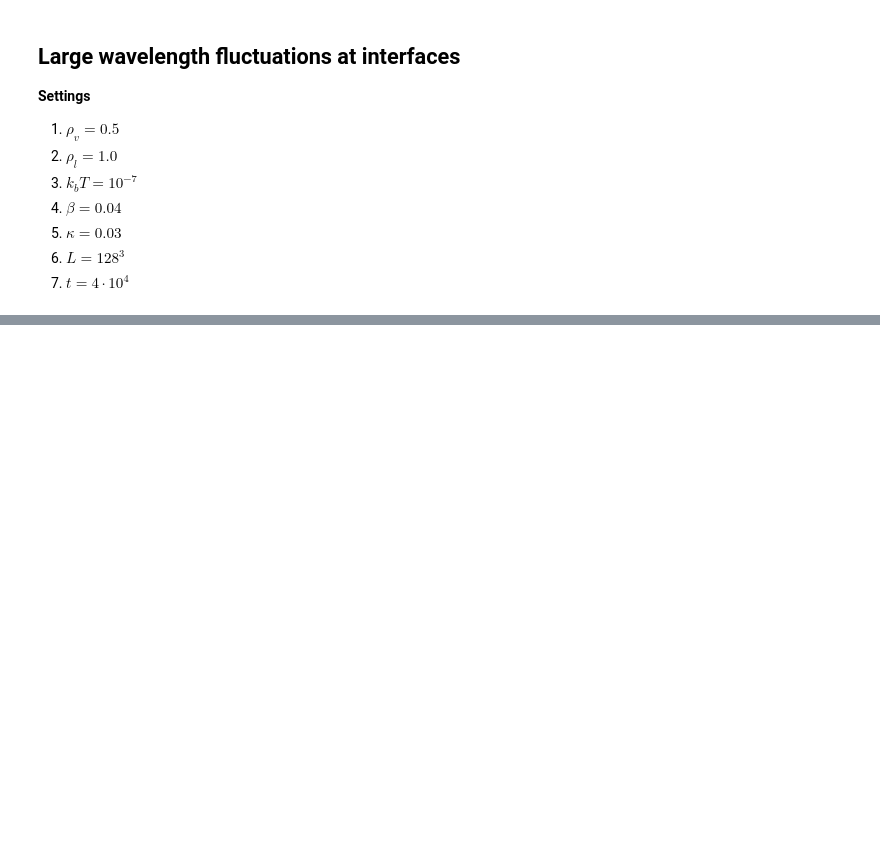
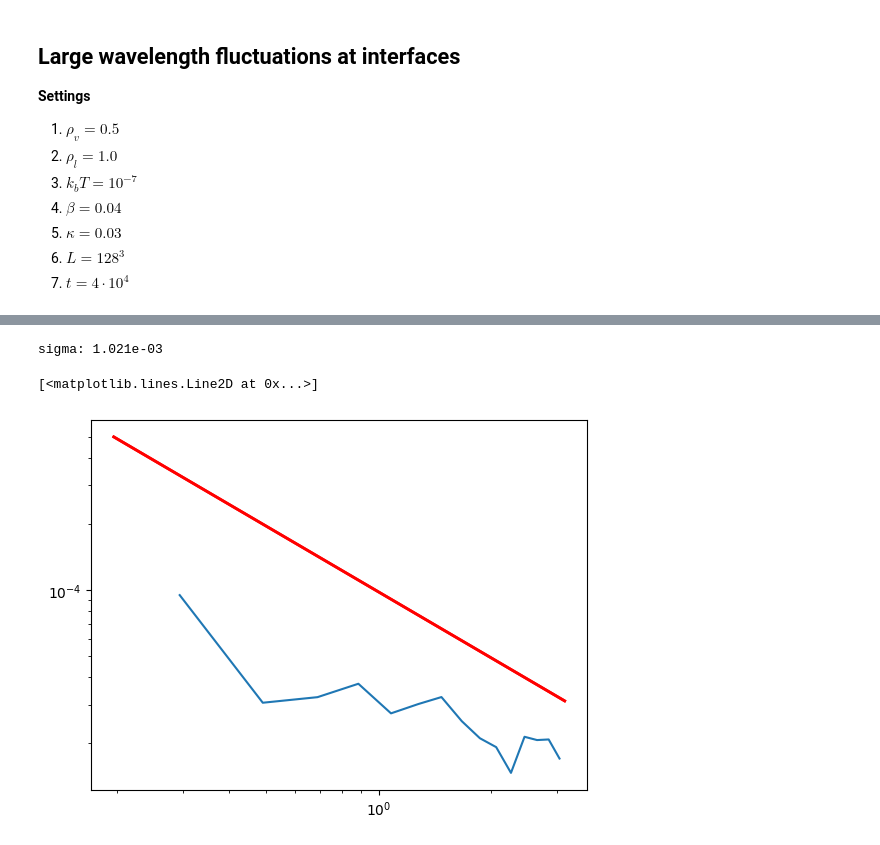
Before and after one commit to nkarthi95/LBMeX, a Jupyter notebook: src_lbm/gross_validation/gross_validation.ipynb, the cells around one changed output, grey strips where cells are left out. Saved outputs shown, nothing was run; the diff lists cells and outputs as text; code cells hidden in the pictures; blank space fills up the shorter version.

```diff
--- a/src_lbm/gross_validation/gross_validation.ipynb
+++ b/src_lbm/gross_validation/gross_validation.ipynb
@@ -1267,0 +1332,19 @@ plt.plot([0.75]*L, 'k-')
+# %%
+sigma_theory = ((rhol - rhov)**3)/6*np.sqrt(2*kappa*Beta)
+int_width_theory = np.sqrt(8*kappa/Beta)*1/(rhol - rhov)
+
+freqs_theory = np.arange(L//2 + 1)*2*np.pi/L
+interface_fluct_theory = kbt/(sigma_theory*freqs_theory)
+
+plt.loglog(freqs_theory, interface_fluct_theory, 'r-', lw = 2)
+print(f"sigma: {sigma_theory:.3e}")
+
+x_t, y_t = spherically_averaged_structure_factor(heights_k*kbt, 0, shift = False)
+
+plt.loglog(freqs_theory, interface_fluct_theory, 'r-', lw = 2)
+plt.loglog(x_t[1:], y_t[1:])
+# print(f"sigma: {sigma_theory:.3e}")
+# %% [output]
+sigma: 1.021e-03
+[<matplotlib.lines.Line2D at 0x...>]
+[figure, added]
```
Also changed, not shown: parts of 15 cells of this notebook, 4 other files.
